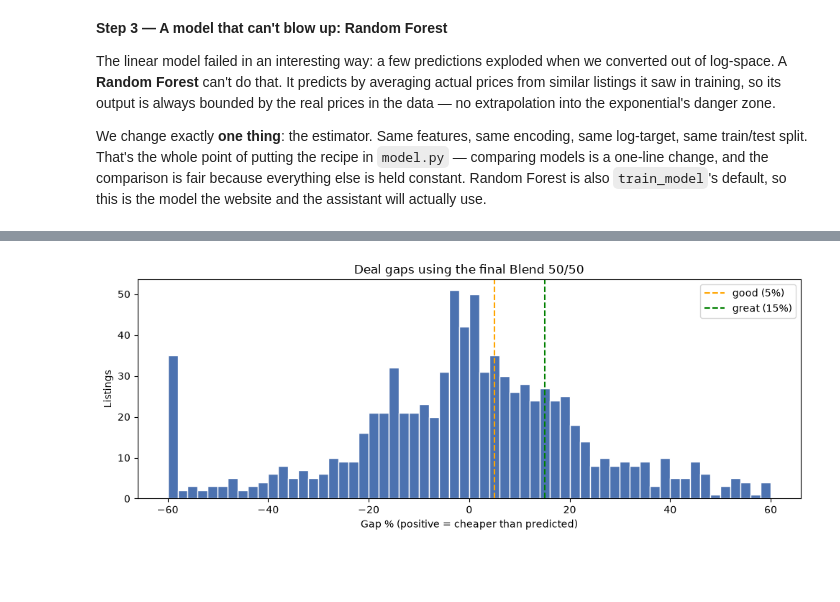
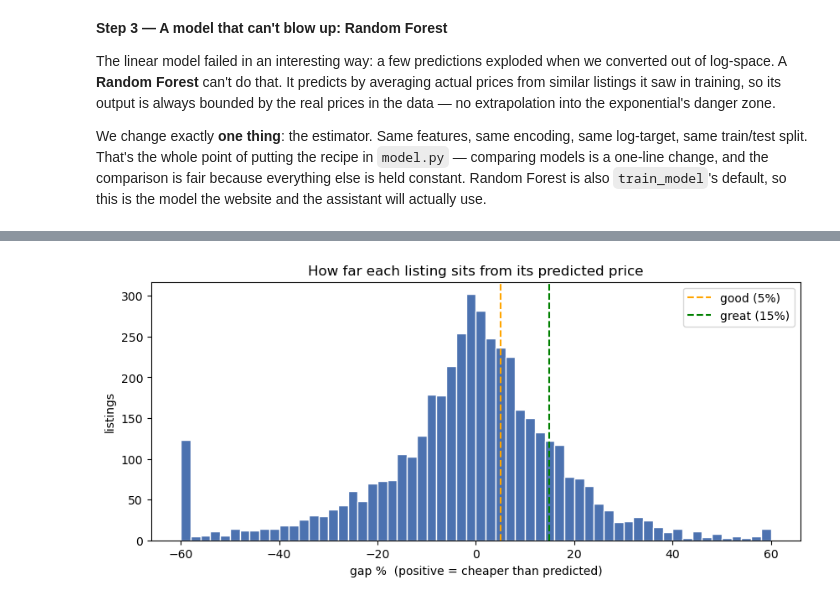
Before and after one commit to saraaaa878878/project-tirana-deal-finder, a Jupyter notebook: notebooks/02_modeling.ipynb, the cells around one changed output, grey strips where cells are left out. Drawn from its saved outputs; the diff is of its cells as text; code cells hidden in the pictures; blank space fills up the shorter version.

Commit message:
Integrate TIRANA41 final UI and model results

```diff
--- a/notebooks/02_modeling.ipynb
+++ b/notebooks/02_modeling.ipynb
@@ -326,79 +234,37 @@ The same `score_deal` function from `model.py` is used here and can later be use
 # %%
 from backend import model
-import matplotlib.pyplot as plt
 
-# Use only unseen test listings for an honest deal evaluation.
-work=ml_df.loc[X_test.index].copy()
-work["predicted"]=(et.predict(X_test)+hgb.predict(X_test))/2
-
-work["gap_pct"]=(
-    (work["predicted"]-work["price_in_euro"])
-    /work["predicted"]*100
-)
-
-work["grade"]=[
-    model.score_deal(predicted,actual)["grade"]
-    for predicted,actual in zip(
-        work["predicted"],
-        work["price_in_euro"]
-    )
+# Predict on EVERY listing, then score each against its asking price.
+work = ml_df.copy()
+work["predicted"] = rf_model.predict(model.build_features(work))
+work["gap_pct"] = (work["predicted"] - work["price_in_euro"]) / work["predicted"] * 100
+work["grade"] = [
+    model.score_deal(p, a)["grade"]
+    for p, a in zip(work["predicted"], work["price_in_euro"])
 ]
 
+# 1. How do listings split across the three grades?
 print("Deal grade distribution:")
 print(work["grade"].value_counts())
+print((work["grade"].value_counts(normalize=True) * 100).round(1).astype(str) + " %")
 
-print("\nDeal grade percentages:")
-print(
-    (work["grade"].value_counts(normalize=True)*100)
-    .round(1)
-    .astype(str)+" %"
-)
-
-plt.figure(figsize=(10,4))
-plt.hist(
-    work["gap_pct"].clip(-60,60),
-    bins=60,
-    color="#4C72B0",
-    edgecolor="white"
-)
-plt.axvline(
-    model.GOOD_DEAL_GAP*100,
-    color="orange",
-    linestyle="--",
-    label="good (5%)"
-)
-plt.axvline(
-    model.GREAT_DEAL_GAP*100,
-    color="green",
-    linestyle="--",
-    label="great (15%)"
-)
-plt.xlabel("Gap % (positive = cheaper than predicted)")
-plt.ylabel("Listings")
-plt.title("Deal gaps using the final Blend 50/50")
+# 2. Visualize the gap distribution with the thresholds marked.
+import matplotlib.pyplot as plt
+plt.figure(figsize=(10, 4))
+plt.hist(work["gap_pct"].clip(-60, 60), bins=60, color="#4C72B0", edgecolor="white")
+plt.axvline(model.GOOD_DEAL_GAP * 100, color="orange", linestyle="--", label="good (5%)")
+plt.axvline(model.GREAT_DEAL_GAP * 100, color="green", linestyle="--", label="great (15%)")
+plt.xlabel("gap %  (positive = cheaper than predicted)")
+plt.ylabel("listings")
+plt.title("How far each listing sits from its predicted price")
 plt.legend()
-plt.tight_layout()
 plt.show()
 
-cols=[
-    "listing_id",
-    "price_in_euro",
-    "predicted",
-    "gap_pct",
-    "grade",
-    "square_meters",
-    "bedrooms",
-    "address",
-    "zone"
-]
-cols=[col for col in cols if col in work.columns]
-
-print("\nTop 5 great deals:")
-display(
-    work[work["grade"]=="great"]
-    .sort_values("gap_pct",ascending=False)[cols]
-    .head(5)
-)
+# 3. Do the top "great deals" look believable?
+cols = ["listing_id", "price_in_euro", "predicted", "gap_pct", "square_meters",
+        "bedrooms", "address"]
+print("\nTop 5 'great' deals (biggest gap):")
+print(work[work["grade"] == "great"].sort_values("gap_pct", ascending=False)[cols].head())
 # %% [output]
 Deal grade distribution:
 grade
@@ -416 +280 @@ Name: proportion, dtype: str
-[figure, old version]
+[figure, new version]
```
Also changed, not shown: parts of 11 cells of this notebook, 59 other files.
